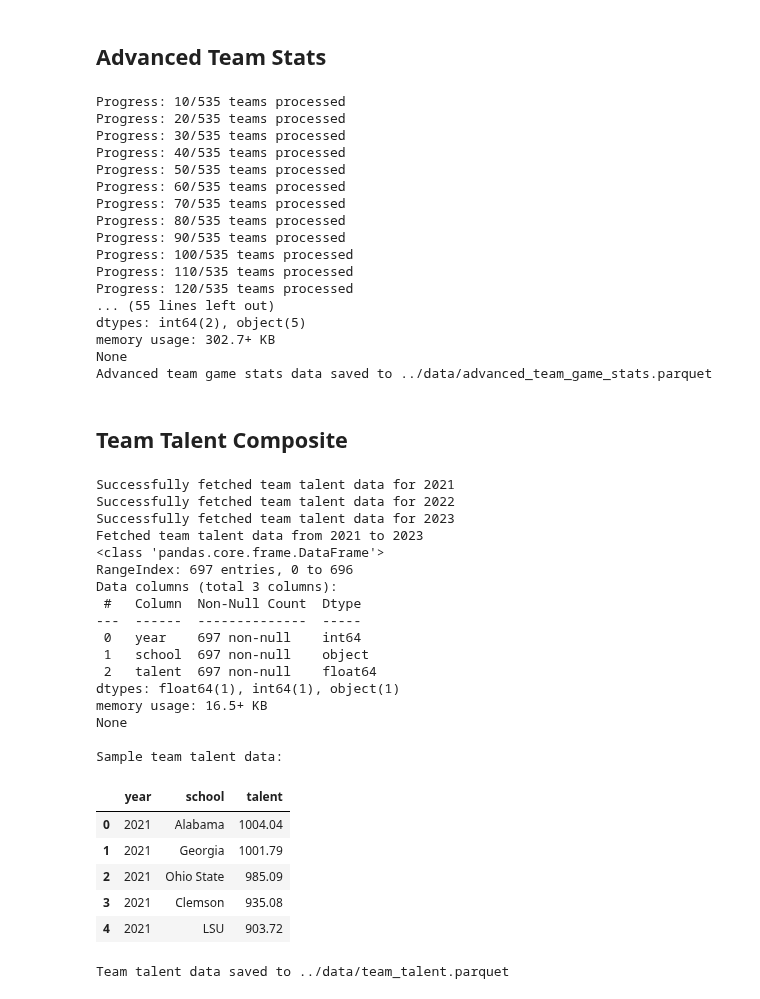
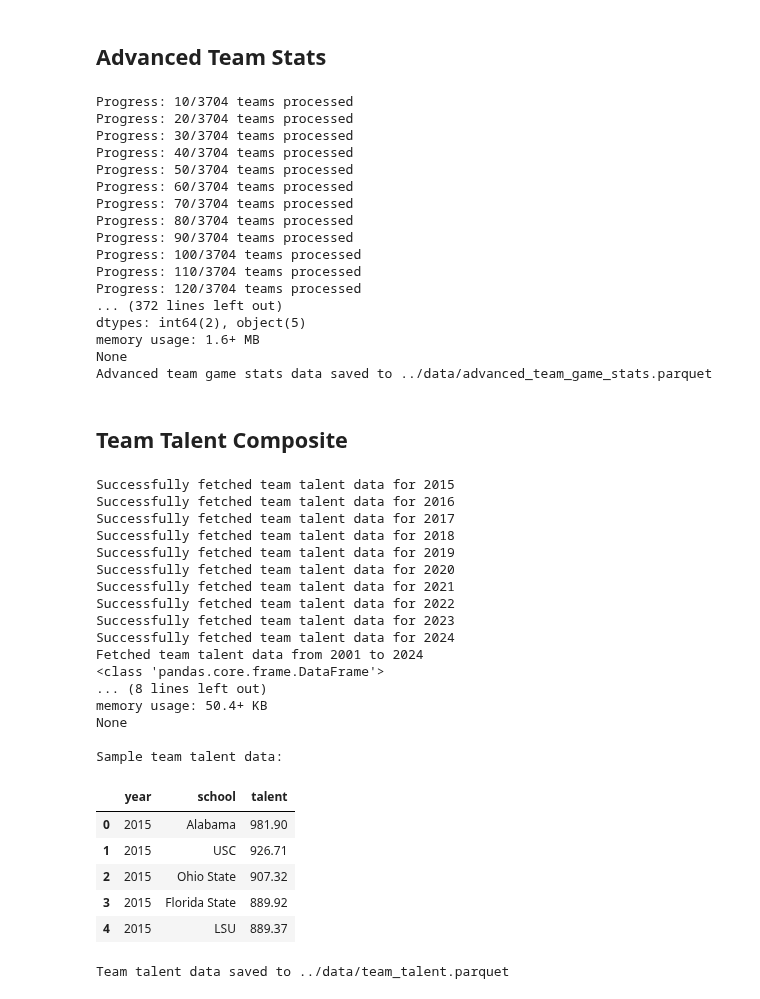
Before and after one commit to tablecables/college_football_predictor, a Jupyter notebook: notebooks/01_data_collection.ipynb, the cells around one changed output. Drawn from its saved outputs; the diff is of its cells as text; code cells hidden in the pictures.

Commit message:
new data and organized

```diff
--- a/notebooks/01_data_collection.ipynb
+++ b/notebooks/01_data_collection.ipynb
@@ -27,8 +24,8 @@ The autoreload extension is already loaded. To reload it, use:
 # %% [markdown]
 ## Inputs
 # %%
-start_year = 2021
-end_year = 2023
+start_year = 2001
+end_year = 2024
 # %% [markdown]
 ## Get Games
 # %%
@@ -132,21 +130,21 @@ try:
 except Exception as e:
     print(f"An error occurred while fetching advanced team game stats: {str(e)}")
 # %% [output]
-Progress: 10/535 teams processed
-Progress: 20/535 teams processed
-Progress: 30/535 teams processed
-Progress: 40/535 teams processed
-Progress: 50/535 teams processed
-Progress: 60/535 teams processed
-Progress: 70/535 teams processed
-Progress: 80/535 teams processed
-Progress: 90/535 teams processed
-Progress: 100/535 teams processed
-Progress: 110/535 teams processed
-Progress: 120/535 teams processed
-... (55 lines left out)
+Progress: 10/3704 teams processed
+Progress: 20/3704 teams processed
+Progress: 30/3704 teams processed
+Progress: 40/3704 teams processed
+Progress: 50/3704 teams processed
+Progress: 60/3704 teams processed
+Progress: 70/3704 teams processed
+Progress: 80/3704 teams processed
+Progress: 90/3704 teams processed
+Progress: 100/3704 teams processed
+Progress: 110/3704 teams processed
+Progress: 120/3704 teams processed
+... (372 lines left out)
 dtypes: int64(2), object(5)
-memory usage: 302.7+ KB
+memory usage: 1.6+ MB
 None
 Advanced team game stats data saved to ../data/advanced_team_game_stats.parquet
 # %% [markdown]
@@ -155,48 +153,48 @@ Advanced team game stats data saved to ../data/advanced_team_game_stats.parquet
 ## Team Talent Composite
 
 try:
-    talent_df = fetch_team_talent(start_year, end_year)
+    talent_df = fetch_team_talent(max(2015, start_year), end_year)
 
     if talent_df is not None:
         # Display basic information about the dataframe
         print(f"Fetched team talent data from {start_year} to {end_year}")
         print(talent_df.info())
 
         # Display the first few rows
         print("\nSample team talent data:")
         display(talent_df.head())
 
         # Save to parquet
         output_path = "../data/team_talent.parquet"
         talent_df.to_parquet(output_path, index=False)
         print(f"Team talent data saved to {output_path}")
     else:
         print("No team talent data was fetched.")
 
 except Exception as e:
     print(f"An error occurred while fetching team talent data: {str(e)}")
 # %% [output]
+Successfully fetched team talent data for 2015
+Successfully fetched team talent data for 2016
+Successfully fetched team talent data for 2017
+Successfully fetched team talent data for 2018
+Successfully fetched team talent data for 2019
+Successfully fetched team talent data for 2020
 Successfully fetched team talent data for 2021
 Successfully fetched team talent data for 2022
 Successfully fetched team talent data for 2023
-Fetched team talent data from 2021 to 2023
+Successfully fetched team talent data for 2024
+Fetched team talent data from 2001 to 2024
 <class 'pandas.core.frame.DataFrame'>
-RangeIndex: 697 entries, 0 to 696
-Data columns (total 3 columns):
- #   Column  Non-Null Count  Dtype
----  ------  --------------  -----
- 0   year    697 non-null    int64
- 1   school  697 non-null    object
- 2   talent  697 non-null    float64
-dtypes: float64(1), int64(1), object(1)
-memory usage: 16.5+ KB
+... (8 lines left out)
+memory usage: 50.4+ KB
 None
 
 Sample team talent data:
 |  | year | school | talent |
-| 0 | 2021 | Alabama | 1004.04 |
-| 1 | 2021 | Georgia | 1001.79 |
-| 2 | 2021 | Ohio State | 985.09 |
-| 3 | 2021 | Clemson | 935.08 |
-| 4 | 2021 | LSU | 903.72 |
+| 0 | 2015 | Alabama | 981.90 |
+| 1 | 2015 | USC | 926.71 |
+| 2 | 2015 | Ohio State | 907.32 |
+| 3 | 2015 | Florida State | 889.92 |
+| 4 | 2015 | LSU | 889.37 |
 Team talent data saved to ../data/team_talent.parquet
```
Also changed, not shown: parts of 3 cells of this notebook, 19 other files.
